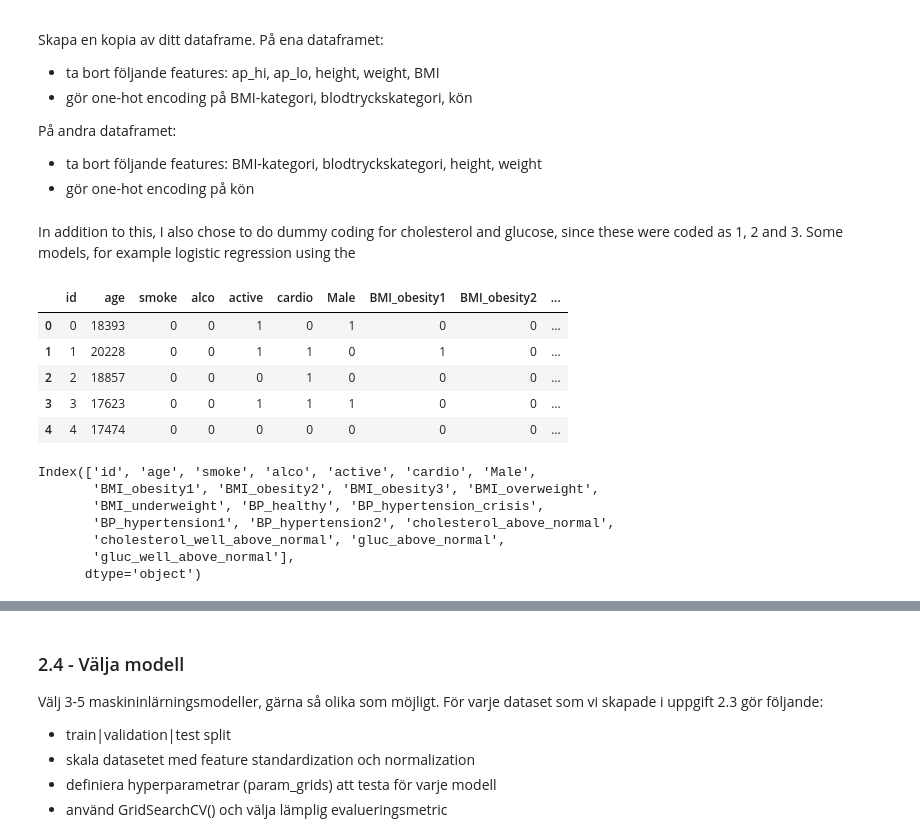
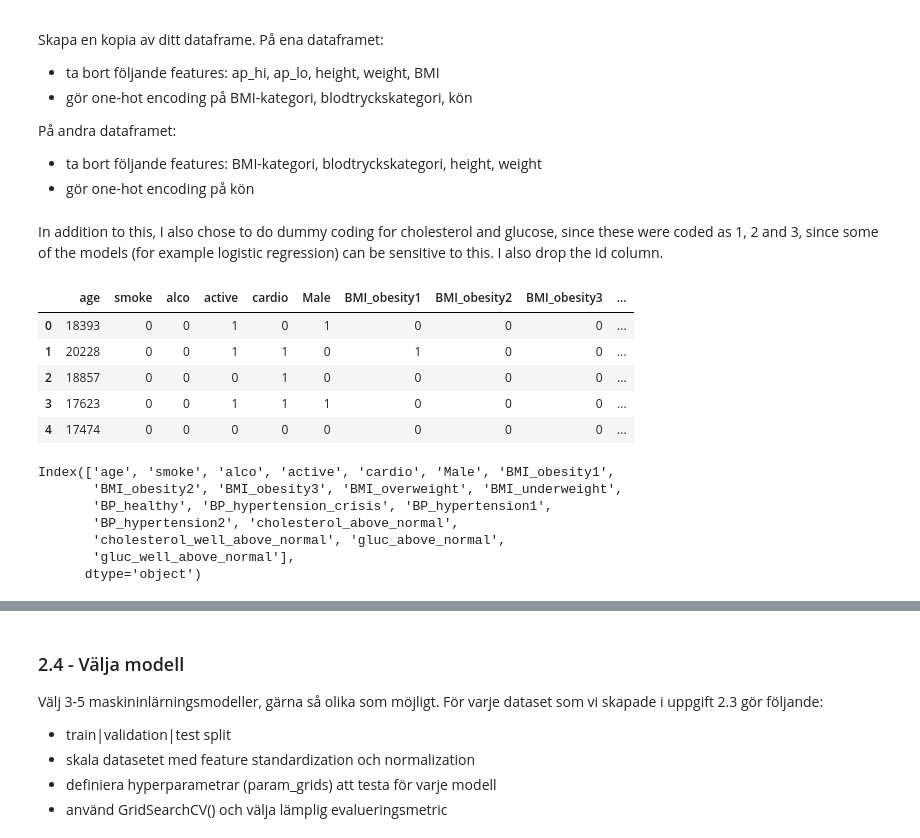
Before and after one commit to Anna-MariaSjolund/Machine-learning, a Jupyter notebook: labs/lab_disease_prediction.ipynb, the cells around one changed output, grey strips where cells are left out. Drawn from its saved outputs; the diff is of its cells as text; code cells hidden in the pictures.

```diff
--- a/labs/lab_disease_prediction.ipynb
+++ b/labs/lab_disease_prediction.ipynb
@@ -707,42 +707,42 @@ På andra dataframet:
 - ta bort följande features: BMI-kategori, blodtryckskategori, height, weight
 - gör one-hot encoding på kön
 # %% [markdown]
-In addition to this, I also chose to do dummy coding for cholesterol and glucose, since these were coded as 1, 2 and 3. Some models, for example logistic regression using the
+In addition to this, I also chose to do dummy coding for cholesterol and glucose, since these were coded as 1, 2 and 3, since some of the models (for example logistic regression) can be sensitive to this. I also drop the id column.
 # %%
 df_cardio_categorical = pd.get_dummies(df_cardio, columns = ["gender", "BMI_category", "BP_category", "cholesterol", "gluc"], drop_first=True)
-df_cardio_categorical = df_cardio_categorical.drop(["height", "weight", "ap_hi", "ap_lo", "BMI"], axis=1)
+df_cardio_categorical = df_cardio_categorical.drop(["id", "height", "weight", "ap_hi", "ap_lo", "BMI"], axis=1)
 df_cardio_categorical = df_cardio_categorical.rename({
                                                     "cholesterol_2" : "cholesterol_above_normal",
                                                     "cholesterol_3" : "cholesterol_well_above_normal",
                                                     "gluc_2" : "gluc_above_normal",
                                                     "gluc_3" : "gluc_well_above_normal",
                                                     "gender_2" : "Male",
                                                     "BMI_category_Obesity Class 1" : "BMI_obesity1",
                                                     "BMI_category_Obesity Class 2" : "BMI_obesity2",
                                                     "BMI_category_Obesity Class 3" : "BMI_obesity3",
                                                     "BMI_category_Overweight" : "BMI_overweight",
                                                     "BMI_category_Underweight" : "BMI_underweight",
                                                     "BP_category_Healthy" : "BP_healthy",
                                                     "BP_category_Hypertension Crisis" : "BP_hypertension_crisis",
                                                     "BP_category_Hypertension Stage 1" : "BP_hypertension1",
                                                     "BP_category_Hypertension Stage 2" : "BP_hypertension2",
                                                     }, axis=1)
 
 df_cardio_categorical.head(5)
 # %% [output]
-|  | id | age | smoke | alco | active | cardio | Male | BMI_obesity1 | BMI_obesity2 | ... |
-| 0 | 0 | 18393 | 0 | 0 | 1 | 0 | 1 | 0 | 0 | ... |
-| 1 | 1 | 20228 | 0 | 0 | 1 | 1 | 0 | 1 | 0 | ... |
-| 2 | 2 | 18857 | 0 | 0 | 0 | 1 | 0 | 0 | 0 | ... |
-| 3 | 3 | 17623 | 0 | 0 | 1 | 1 | 1 | 0 | 0 | ... |
-| 4 | 4 | 17474 | 0 | 0 | 0 | 0 | 0 | 0 | 0 | ... |
+|  | age | smoke | alco | active | cardio | Male | BMI_obesity1 | BMI_obesity2 | BMI_obesity3 | ... |
+| 0 | 18393 | 0 | 0 | 1 | 0 | 1 | 0 | 0 | 0 | ... |
+| 1 | 20228 | 0 | 0 | 1 | 1 | 0 | 1 | 0 | 0 | ... |
+| 2 | 18857 | 0 | 0 | 0 | 1 | 0 | 0 | 0 | 0 | ... |
+| 3 | 17623 | 0 | 0 | 1 | 1 | 1 | 0 | 0 | 0 | ... |
+| 4 | 17474 | 0 | 0 | 0 | 0 | 0 | 0 | 0 | 0 | ... |
 # %%
 df_cardio_categorical.columns
 # %% [output]
-Index(['id', 'age', 'smoke', 'alco', 'active', 'cardio', 'Male',
-       'BMI_obesity1', 'BMI_obesity2', 'BMI_obesity3', 'BMI_overweight',
-       'BMI_underweight', 'BP_healthy', 'BP_hypertension_crisis',
-       'BP_hypertension1', 'BP_hypertension2', 'cholesterol_above_normal',
+Index(['age', 'smoke', 'alco', 'active', 'cardio', 'Male', 'BMI_obesity1',
+       'BMI_obesity2', 'BMI_obesity3', 'BMI_overweight', 'BMI_underweight',
+       'BP_healthy', 'BP_hypertension_crisis', 'BP_hypertension1',
+       'BP_hypertension2', 'cholesterol_above_normal',
        'cholesterol_well_above_normal', 'gluc_above_normal',
        'gluc_well_above_normal'],
       dtype='object')
```
Also changed, not shown: parts of 76 cells of this notebook.
